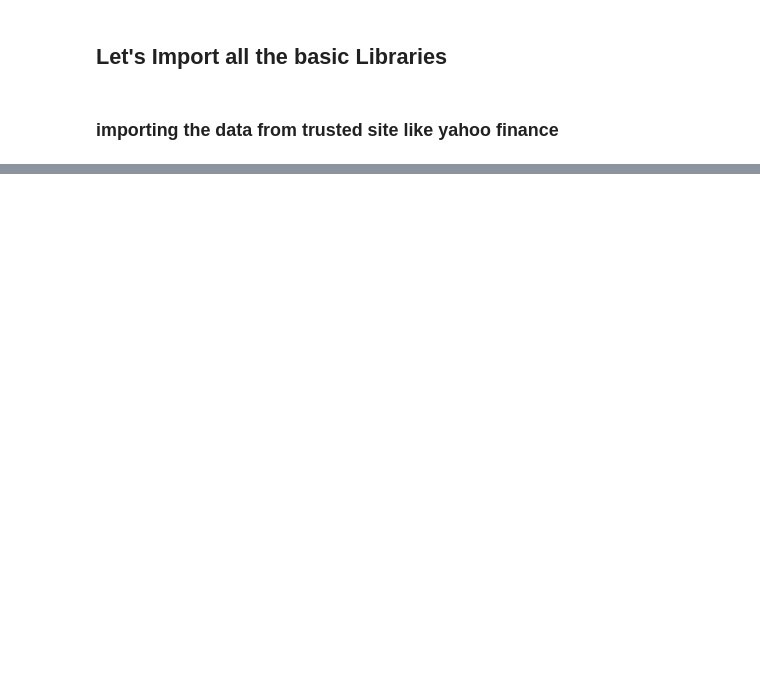
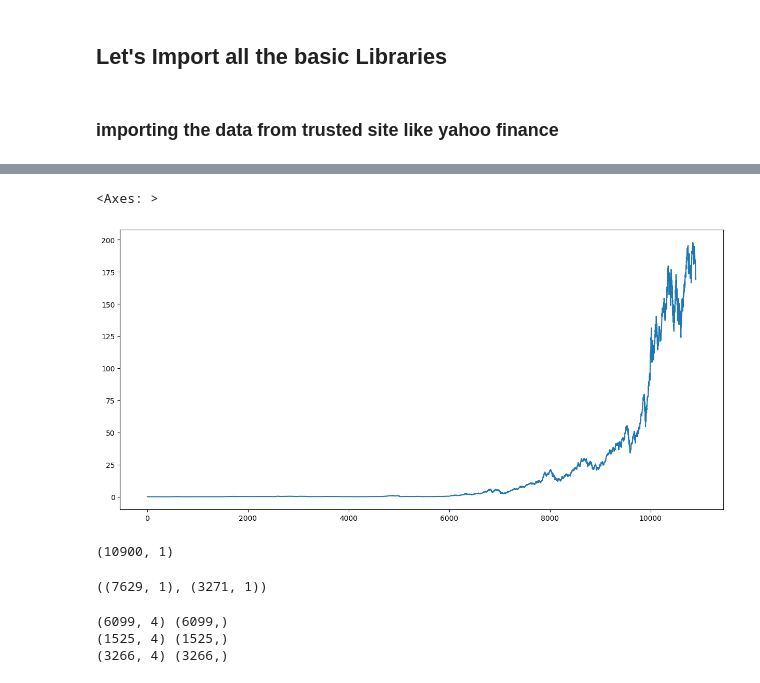
Before and after one commit to Vishalkm206/Stock-Market-Prediction, a Jupyter notebook: notebook.ipynb, the cells around one changed output, grey strips where cells are left out. Drawn from its saved outputs; the diff is of its cells as text; code cells hidden in the pictures; blank space fills up the shorter version.

```diff
--- a/notebook.ipynb
+++ b/notebook.ipynb
@@ -30,0 +37,5 @@ df
+# %%
+close_data.plot(figsize=(15,7))
+# %% [output]
+<Axes: >
+[figure, added]
@@ -30,0 +46,11 @@ df
+# %%
+close_data.shape
+# %% [output]
+(10900, 1)
+# %%
+training_size = int(len(close_data)*0.7)
+test_size = len(close_data)-training_size
+train_data , test_data = close_data[0:training_size,:],close_data[training_size:len(close_data),:]
+train_data.shape ,test_data.shape
+# %% [output]
+((7629, 1), (3271, 1))
@@ -30,0 +73,8 @@ df
+# %%
+print(x_train.shape,y_train.shape)
+print(x_val.shape,y_val.shape)
+print(x_test.shape,y_test.shape)
+# %% [output]
+(6099, 4) (6099,)
+(1525, 4) (1525,)
+(3266, 4) (3266,)
```
Also changed, not shown: parts of 23 cells of this notebook, 4 other files.
